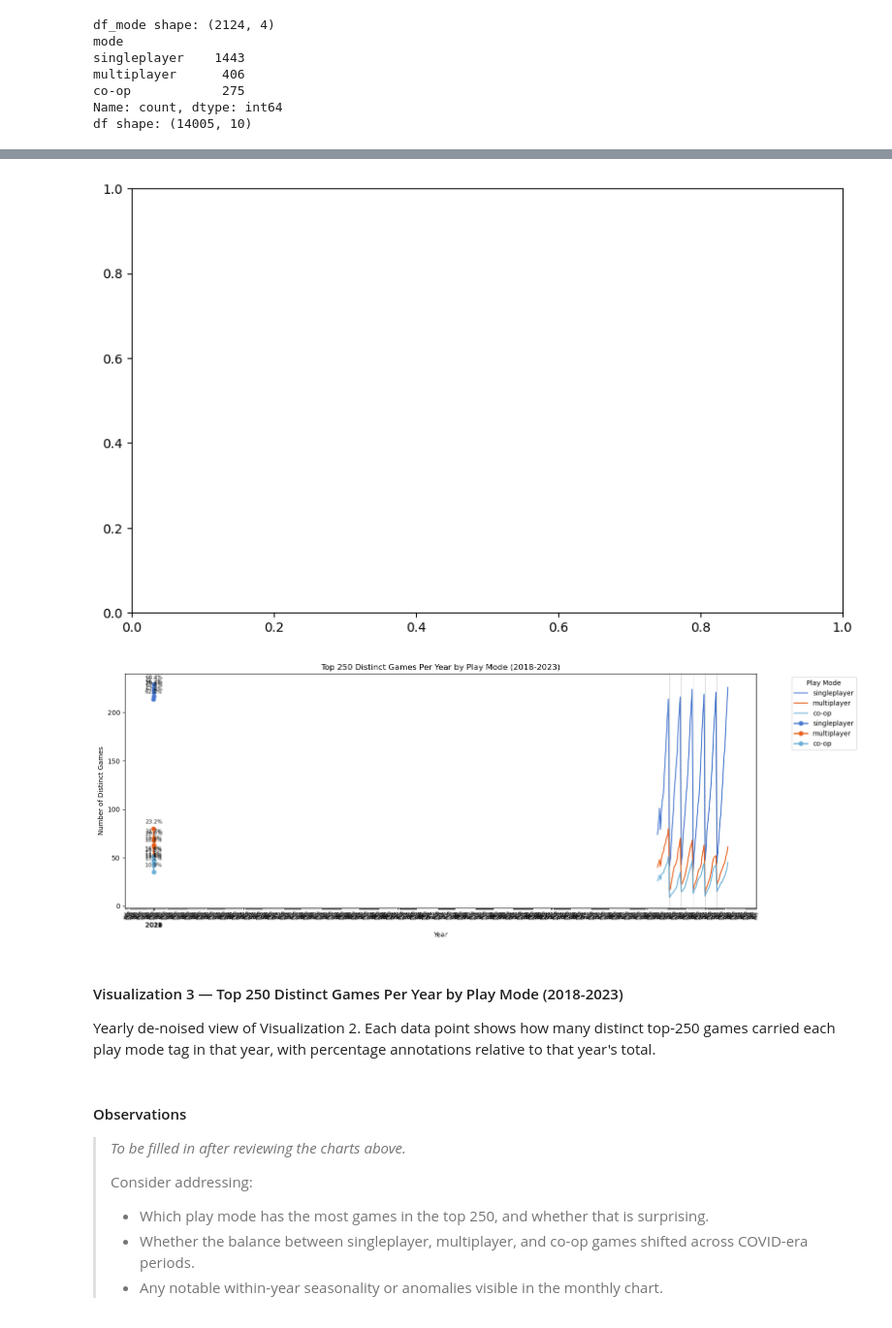
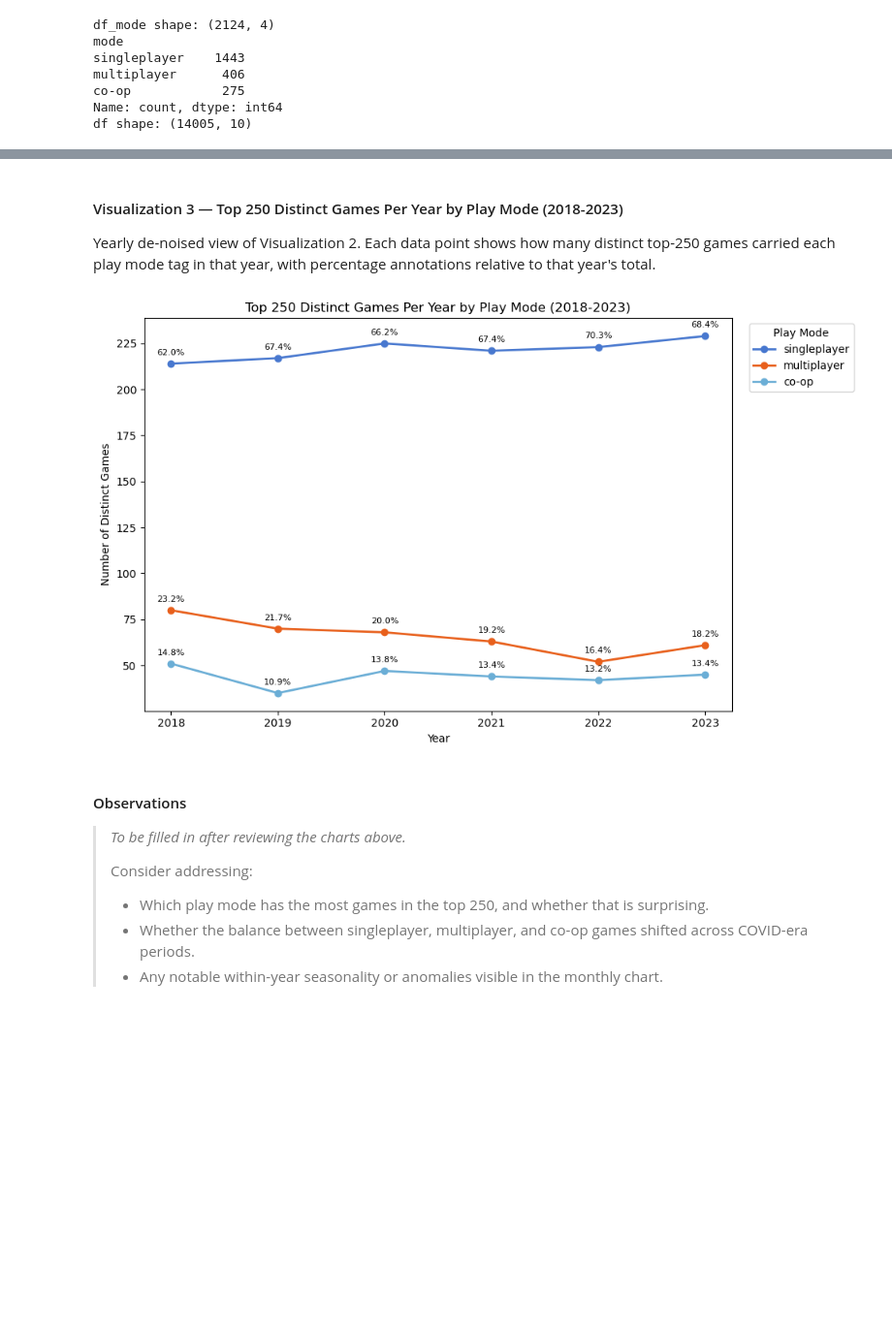
Before and after one commit to COGS108/Group038_WI26, a Jupyter notebook: 02-EDACheckpoint.ipynb, the cells around one changed output, grey strips where cells are left out. Shown at 97% size. Cells and saved outputs as stored; diff of their text form; code cells hidden in the pictures; blank space fills up the shorter version.

```diff
--- a/02-EDACheckpoint.ipynb
+++ b/02-EDACheckpoint.ipynb
@@ -280,42 +303,41 @@ plt.show()
-# %%
-yearly_counts = (
-    df.groupby(["year", "mode"])["appid"]
-    .nunique()
-    .unstack(fill_value=0)
-    .sort_index()
-)
-total_per_year = yearly_counts.sum(axis=1)
-
-fig, ax = plt.subplots(figsize=(10, 6))
-
-for mode, color in MODE_COLORS.items():
-    if mode in yearly_counts.columns:
-        ax.plot(yearly_counts.index, yearly_counts[mode],
-                marker="o", label=mode, linewidth=2, color=color)
-        for yr in yearly_counts.index:
-            val = yearly_counts.loc[yr, mode]
-            pct = val / total_per_year[yr] * 100 if total_per_year[yr] > 0 else 0
-            if pct >= 3:
-                ax.annotate(f"{pct:.1f}%",
-                            xy=(yr, val), xytext=(0, 8),
-                            textcoords="offset points",
-                            ha="center", fontsize=8)
-
-ax.set_xticks(yearly_counts.index)
-ax.set_xticklabels(yearly_counts.index, rotation=0)
-ax.set_xlabel("Year")
-ax.set_ylabel("Number of Distinct Games")
-ax.set_title("Top 250 Distinct Games Per Year by Play Mode (2018-2023)")
-ax.legend(title="Play Mode", bbox_to_anchor=(1.05, 1), loc="upper left")
-plt.tight_layout()
-plt.show()
-# %% [output]
-[figure, removed]
-[figure, removed]
 # %% [markdown]
 #### Visualization 3 — Top 250 Distinct Games Per Year by Play Mode (2018-2023)
 
 Yearly de-noised view of Visualization 2. Each data point shows how many distinct top-250 games carried each play mode tag in that year, with percentage annotations relative to that year's total.
+# %%
+yearly_counts = (
+    df.groupby(["year", "mode"])["appid"]
+    .nunique()
+    .unstack(fill_value=0)
+    .sort_index()
+)
+total_per_year = yearly_counts.sum(axis=1)
+
+fig, ax = plt.subplots(figsize=(10, 6))
+
+for mode, color in MODE_COLORS.items():
+    if mode in yearly_counts.columns:
+        ax.plot(yearly_counts.index, yearly_counts[mode],
+                marker="o", label=mode, linewidth=2, color=color)
+        for yr in yearly_counts.index:
+            val = yearly_counts.loc[yr, mode]
+            pct = val / total_per_year[yr] * 100 if total_per_year[yr] > 0 else 0
+            if pct >= 3:
+                ax.annotate(f"{pct:.1f}%",
+                            xy=(yr, val), xytext=(0, 8),
+                            textcoords="offset points",
+                            ha="center", fontsize=8)
+
+ax.set_xticks(yearly_counts.index)
+ax.set_xticklabels(yearly_counts.index, rotation=0)
+ax.set_xlabel("Year")
+ax.set_ylabel("Number of Distinct Games")
+ax.set_title("Top 250 Distinct Games Per Year by Play Mode (2018-2023)")
+ax.legend(title="Play Mode", bbox_to_anchor=(1.02, 1), loc="upper left")
+plt.tight_layout()
+plt.show()
+# %% [output]
+[figure, added]
 # %% [markdown]
 #### Observations
 
```
Also changed, not shown: parts of 7 cells of this notebook.
